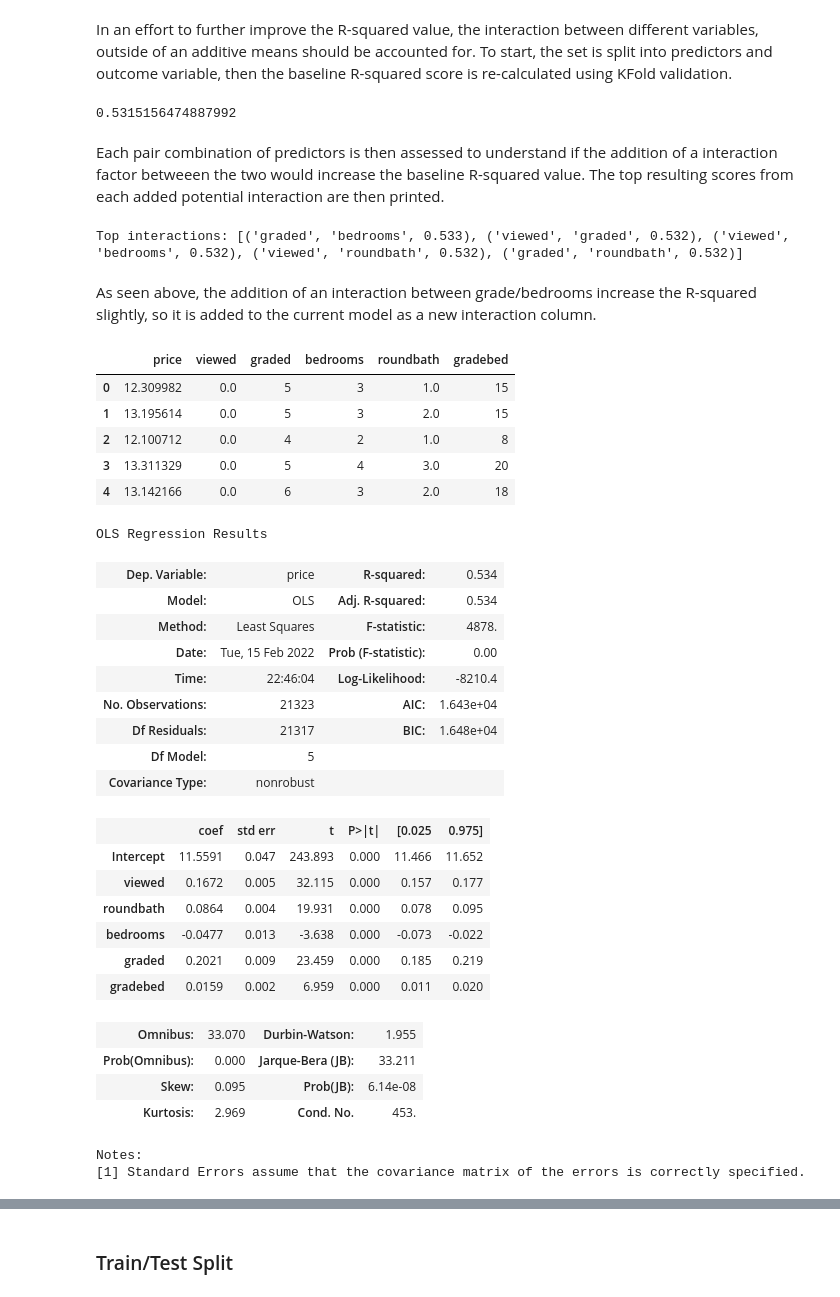
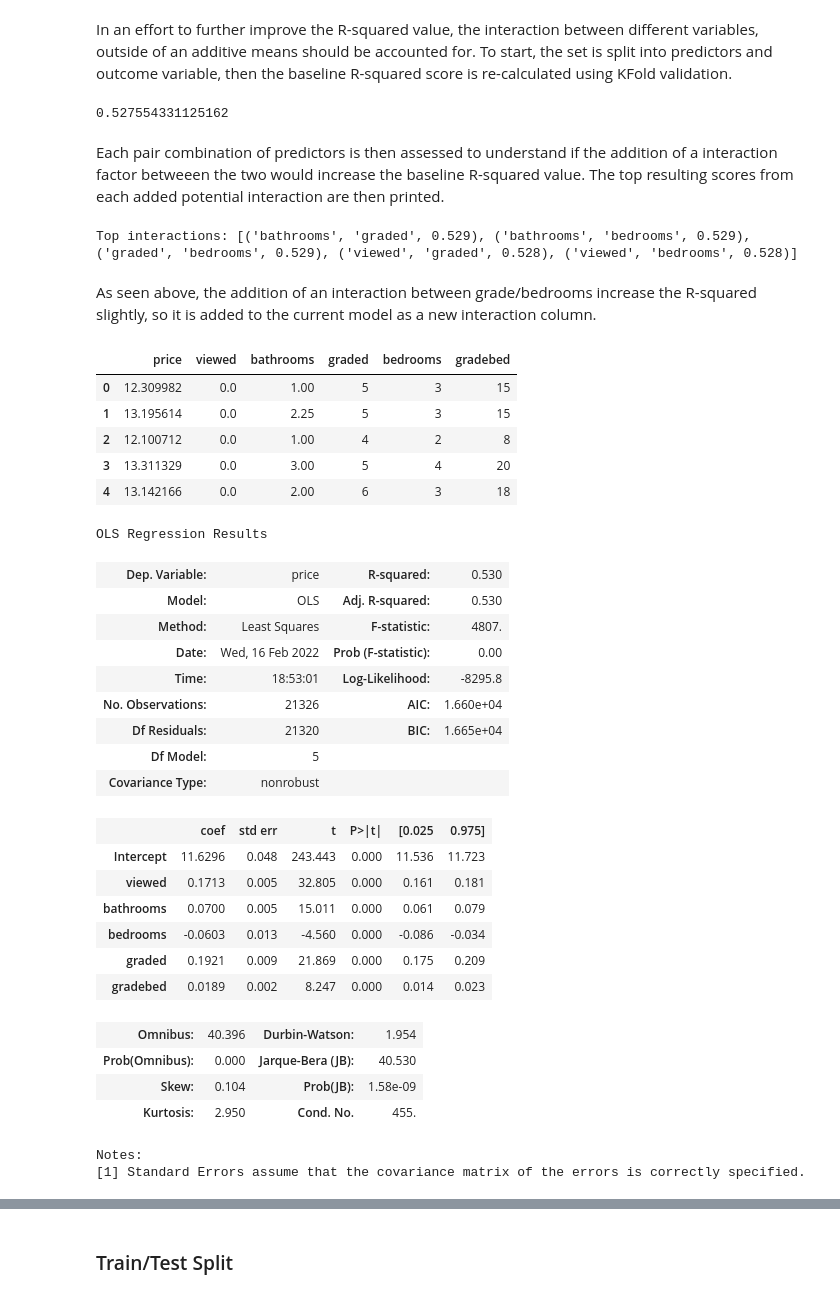
Before and after one commit to n0vah917/dsc-phase-2-project-v2-3, a Jupyter notebook: Phase 2 Project .ipynb, the cells around one changed output, grey strips where cells are left out. Saved outputs shown, nothing was run; the diff lists cells and outputs as text; code cells hidden in the pictures.

```diff
--- a/Phase 2 Project .ipynb
+++ b/Phase 2 Project .ipynb
@@ -561,8 +542,3 @@ housingmodel4.bedrooms.value_counts()
 Name: bedrooms, dtype: int64
 # %% [markdown]
 Similarly with the 'bathrooms' column, the unharmonized amount of non-integers may cause additional noise in the dataset, reducing the R2 value further. To mitigate this, the 'bathrooms' values are rounded up/down to the nearest whole number.
-# %%
-housingmodel4['roundbath']=housingmodel4[['bathrooms']].round(decimals=0)
-housingmodel4=housingmodel4.drop(['bathrooms'],axis=1)
-housingmodel4=housingmodel4[housingmodel4['roundbath']!=0]
-housingmodel4.roundbath.value_counts()
@@ -682,7 +648,7 @@ baseline = np.mean(cross_val_score(regression, X, y, scoring='r2', cv=crossvalid
 
 baseline
 # %% [output]
-0.5315156474887992
+0.527554331125162
 # %% [markdown]
 Each pair combination of predictors is then assessed to understand if the addition of a interaction factor betweeen the two would increase the baseline R-squared value.
 The top resulting scores from each added potential interaction are then printed.
@@ -701,7 +667,7 @@ for i, (a,b) in enumerate(combos):
 
 print('Top interactions: %s'%sorted(interactions, key=lambda inter: inter[2], reverse=True)[0:5])
 # %% [output]
-Top interactions: [('graded', 'bedrooms', 0.533), ('viewed', 'graded', 0.532), ('viewed', 'bedrooms', 0.532), ('viewed', 'roundbath', 0.532), ('graded', 'roundbath', 0.532)]
+Top interactions: [('bathrooms', 'graded', 0.529), ('bathrooms', 'bedrooms', 0.529), ('graded', 'bedrooms', 0.529), ('viewed', 'graded', 0.528), ('viewed', 'bedrooms', 0.528)]
 # %% [markdown]
 As seen above, the addition of an interaction between grade/bedrooms increase the R-squared slightly, so it is added to the current model as a new interaction column.
 # %%
@@ -709,41 +675,41 @@ housingmodelinter['gradebed']=housingmodelinter['graded']*housingmodelinter['bed
 
 housingmodelinter.head()
 # %% [output]
-|  | price | viewed | graded | bedrooms | roundbath | gradebed |
-| 0 | 12.309982 | 0.0 | 5 | 3 | 1.0 | 15 |
-| 1 | 13.195614 | 0.0 | 5 | 3 | 2.0 | 15 |
-| 2 | 12.100712 | 0.0 | 4 | 2 | 1.0 | 8 |
-| 3 | 13.311329 | 0.0 | 5 | 4 | 3.0 | 20 |
-| 4 | 13.142166 | 0.0 | 6 | 3 | 2.0 | 18 |
+|  | price | viewed | bathrooms | graded | bedrooms | gradebed |
+| 0 | 12.309982 | 0.0 | 1.00 | 5 | 3 | 15 |
+| 1 | 13.195614 | 0.0 | 2.25 | 5 | 3 | 15 |
+| 2 | 12.100712 | 0.0 | 1.00 | 4 | 2 | 8 |
+| 3 | 13.311329 | 0.0 | 3.00 | 5 | 4 | 20 |
+| 4 | 13.142166 | 0.0 | 2.00 | 6 | 3 | 18 |
 # %%
 outcome='price'
-columns=['viewed','roundbath','bedrooms','graded','gradebed']
+columns=['viewed','bathrooms','bedrooms','graded','gradebed']
 predictors='+'.join(columns)
 f=outcome+'~'+predictors
 model5=smf.ols(formula=f,data=housingmodelinter).fit()
 model5.summary()
 # %% [output]
 OLS Regression Results
-| Dep. Variable: | price | R-squared: | 0.534 |
-| Model: | OLS | Adj. R-squared: | 0.534 |
-| Method: | Least Squares | F-statistic: | 4878. |
-| Date: | Tue, 15 Feb 2022 | Prob (F-statistic): | 0.00 |
-| Time: | 22:46:04 | Log-Likelihood: | -8210.4 |
-| No. Observations: | 21323 | AIC: | 1.643e+04 |
-| Df Residuals: | 21317 | BIC: | 1.648e+04 |
+| Dep. Variable: | price | R-squared: | 0.530 |
+| Model: | OLS | Adj. R-squared: | 0.530 |
+| Method: | Least Squares | F-statistic: | 4807. |
+| Date: | Wed, 16 Feb 2022 | Prob (F-statistic): | 0.00 |
+| Time: | 18:53:01 | Log-Likelihood: | -8295.8 |
+| No. Observations: | 21326 | AIC: | 1.660e+04 |
+| Df Residuals: | 21320 | BIC: | 1.665e+04 |
 | Df Model: | 5 |  |  |
 | Covariance Type: | nonrobust |  |  |
 |  | coef | std err | t | P>|t| | [0.025 | 0.975] |
-| Intercept | 11.5591 | 0.047 | 243.893 | 0.000 | 11.466 | 11.652 |
-| viewed | 0.1672 | 0.005 | 32.115 | 0.000 | 0.157 | 0.177 |
-| roundbath | 0.0864 | 0.004 | 19.931 | 0.000 | 0.078 | 0.095 |
-| bedrooms | -0.0477 | 0.013 | -3.638 | 0.000 | -0.073 | -0.022 |
-| graded | 0.2021 | 0.009 | 23.459 | 0.000 | 0.185 | 0.219 |
-| gradebed | 0.0159 | 0.002 | 6.959 | 0.000 | 0.011 | 0.020 |
+| Intercept | 11.6296 | 0.048 | 243.443 | 0.000 | 11.536 | 11.723 |
+| viewed | 0.1713 | 0.005 | 32.805 | 0.000 | 0.161 | 0.181 |
+| bathrooms | 0.0700 | 0.005 | 15.011 | 0.000 | 0.061 | 0.079 |
+| bedrooms | -0.0603 | 0.013 | -4.560 | 0.000 | -0.086 | -0.034 |
+| graded | 0.1921 | 0.009 | 21.869 | 0.000 | 0.175 | 0.209 |
+| gradebed | 0.0189 | 0.002 | 8.247 | 0.000 | 0.014 | 0.023 |
-| Omnibus: | 33.070 | Durbin-Watson: | 1.955 |
-| Prob(Omnibus): | 0.000 | Jarque-Bera (JB): | 33.211 |
-| Skew: | 0.095 | Prob(JB): | 6.14e-08 |
-| Kurtosis: | 2.969 | Cond. No. | 453. |
+| Omnibus: | 40.396 | Durbin-Watson: | 1.954 |
+| Prob(Omnibus): | 0.000 | Jarque-Bera (JB): | 40.530 |
+| Skew: | 0.104 | Prob(JB): | 1.58e-09 |
+| Kurtosis: | 2.950 | Cond. No. | 455. |
 Notes:
 [1] Standard Errors assume that the covariance matrix of the errors is correctly specified.
 # %% [markdown]
```
Also changed, not shown: parts of 18 cells of this notebook, 1 other file.
